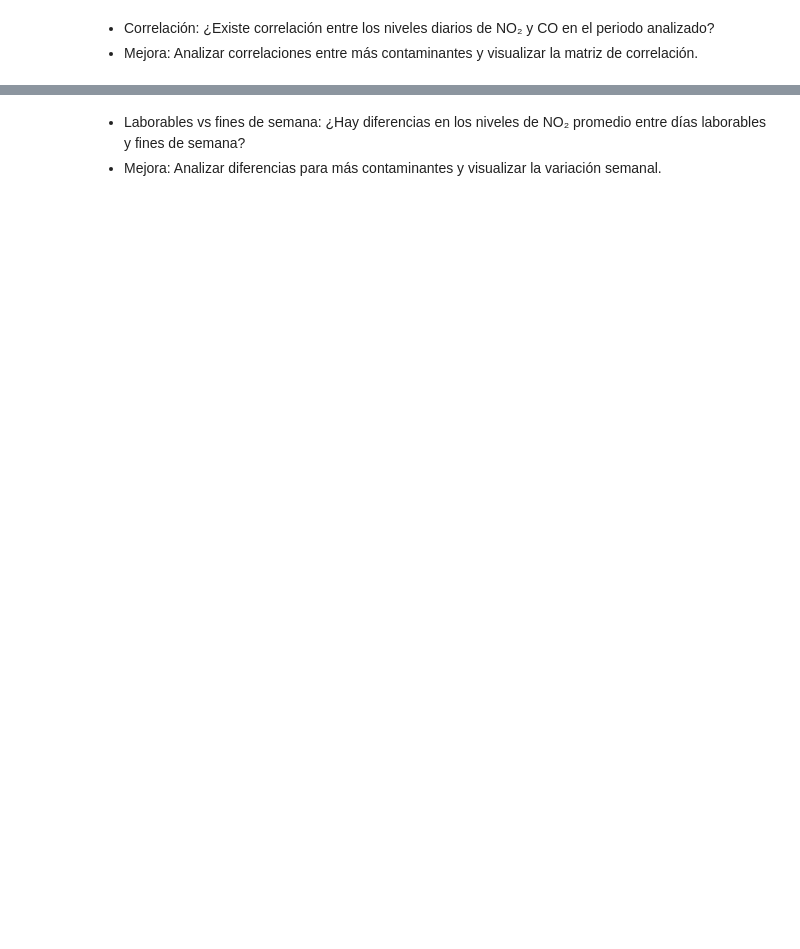
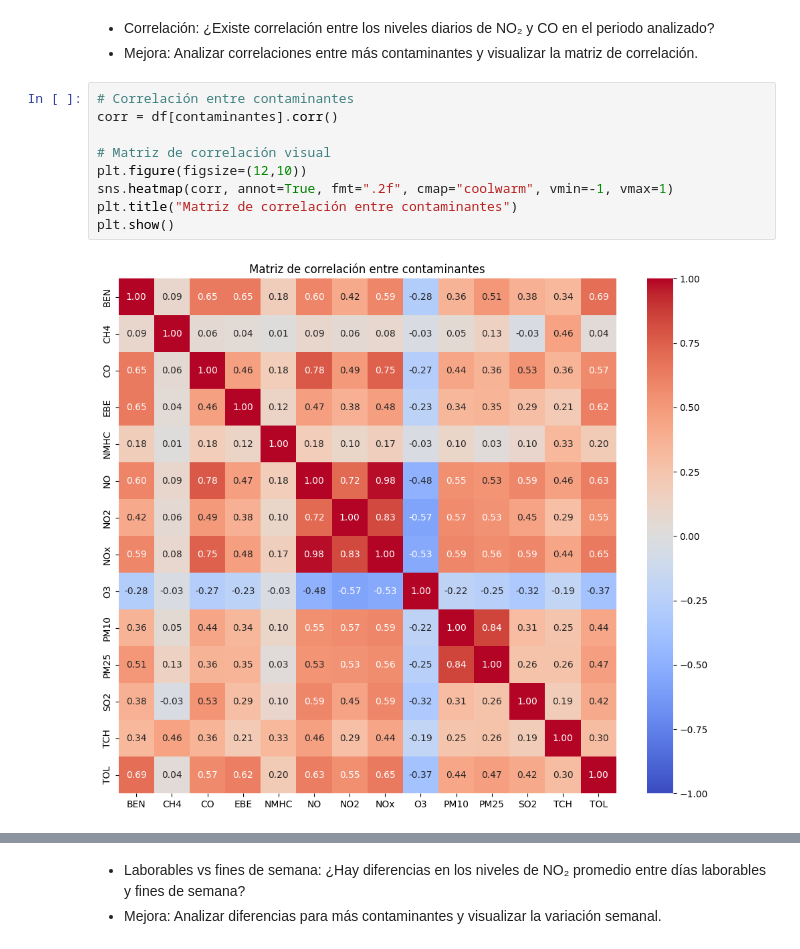
Before and after one commit to thisisrober/analisis-exploratorio-dataset-airquality-madrid, a Jupyter notebook: notebook.ipynb, the cells around one changed output, grey strips where cells are left out. Drawn from its saved outputs; the diff is of its cells as text; blank space fills up the shorter version.

```diff
--- a/notebook.ipynb
+++ b/notebook.ipynb
@@ -147,3 +195,14 @@ Analizamos si existen valores anómalos o fuera de rango en las variables (ej. c
 # %% [markdown]
 - Correlación: ¿Existe correlación entre los niveles diarios de NO₂ y CO en el periodo analizado?
 - Mejora: Analizar correlaciones entre más contaminantes y visualizar la matriz de correlación.
+# %%
+# Correlación entre contaminantes
+corr = df[contaminantes].corr()
+
+# Matriz de correlación visual
+plt.figure(figsize=(12,10))
+sns.heatmap(corr, annot=True, fmt=".2f", cmap="coolwarm", vmin=-1, vmax=1)
+plt.title("Matriz de correlación entre contaminantes")
+plt.show()
+# %% [output]
+[figure, added]
```
Also changed, not shown: parts of 8 cells of this notebook.
